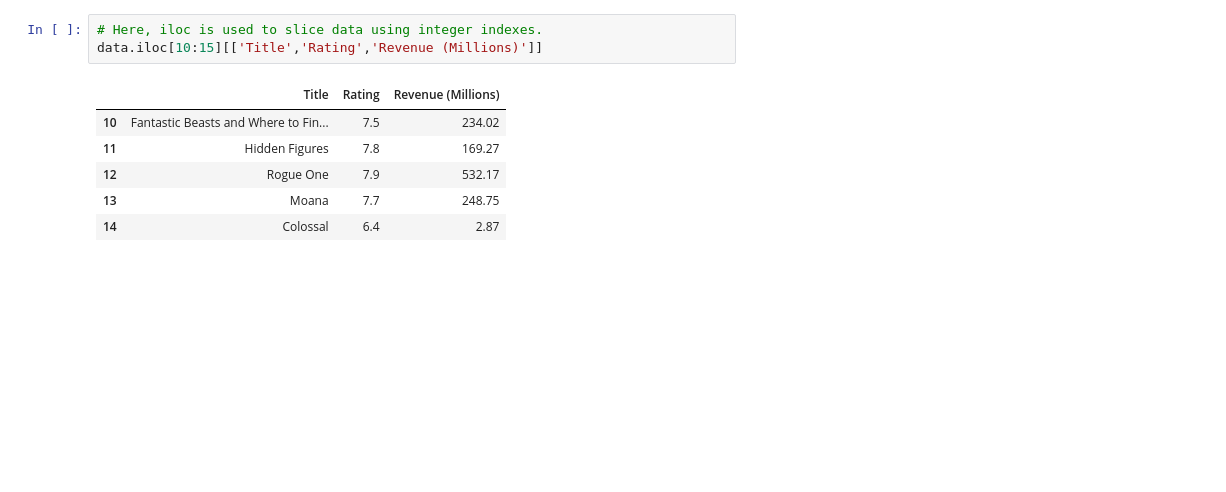
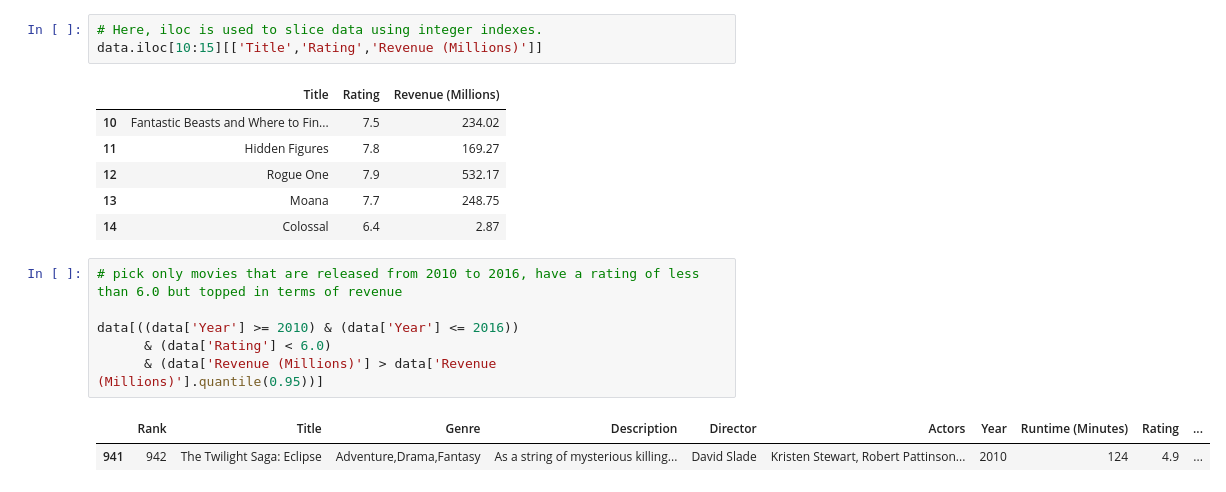
Before and after one commit to kai-ion/Data-602, a Jupyter notebook: Data Analysis on IMDB movies data/analysis.ipynb, the cells around one changed output. Cells and saved outputs as stored; diff of their text form; blank space fills up the shorter version.

```diff
--- a/Data Analysis on IMDB movies data/analysis.ipynb
+++ b/Data Analysis on IMDB movies data/analysis.ipynb
@@ -134,3 +134,12 @@ data.iloc[10:15][['Title','Rating','Revenue (Millions)']]
 | 12 | Rogue One | 7.9 | 532.17 |
 | 13 | Moana | 7.7 | 248.75 |
 | 14 | Colossal | 6.4 | 2.87 |
+# %%
+# pick only movies that are released from 2010 to 2016, have a rating of less than 6.0 but topped in terms of revenue
+
+data[((data['Year'] >= 2010) & (data['Year'] <= 2016))
+      & (data['Rating'] < 6.0)
+      & (data['Revenue (Millions)'] > data['Revenue (Millions)'].quantile(0.95))]
+# %% [output]
+|  | Rank | Title | Genre | Description | Director | Actors | Year | Runtime (Minutes) | Rating | ... |
+| 941 | 942 | The Twilight Saga: Eclipse | Adventure,Drama,Fantasy | As a string of mysterious killing... | David Slade | Kristen Stewart, Robert Pattinson... | 2010 | 124 | 4.9 | ... |
```
Also changed, not shown: parts of 15 cells of this notebook, 2 other files.
